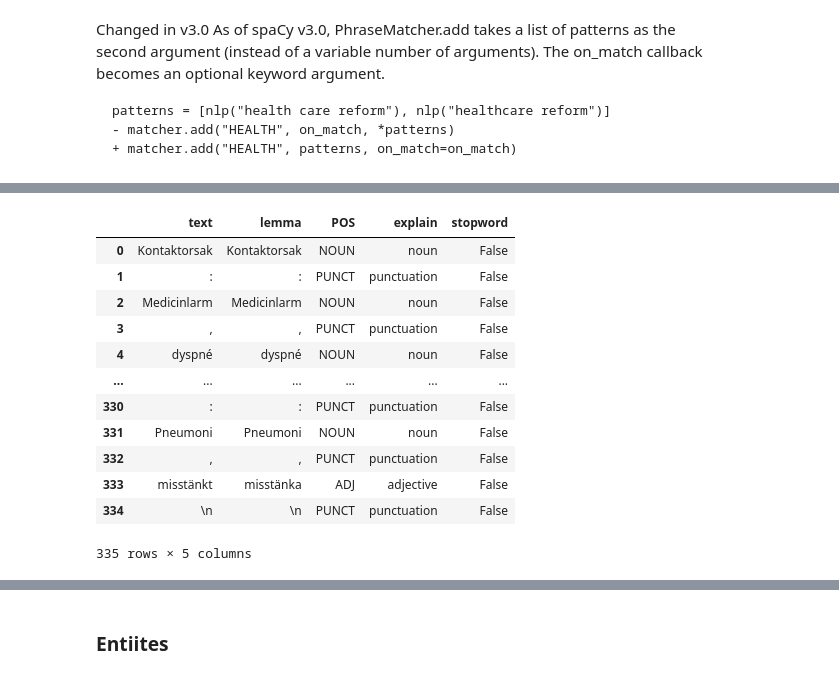
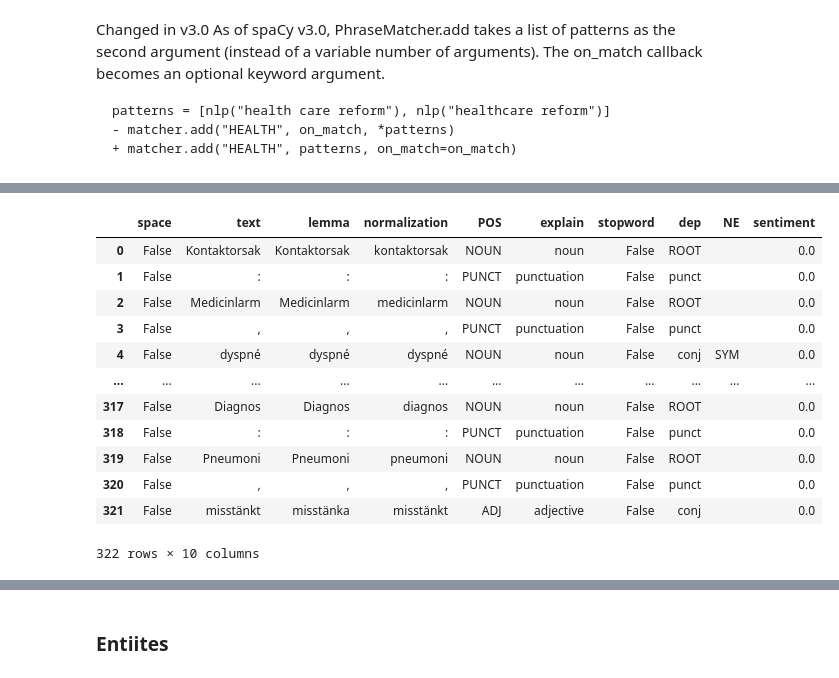
Before and after one commit to callebalik/clinical_NLP_SE, a Jupyter notebook: notebooks/phrasematcher_v1.ipynb, the cells around one changed output, grey strips where cells are left out. Cells and saved outputs as stored; diff of their text form; code cells hidden in the pictures.

Commit message:
Succesfully integrated pipe component with the trainer phrasematcher

```diff
--- a/notebooks/phrasematcher_v1.ipynb
+++ b/notebooks/phrasematcher_v1.ipynb
@@ -232,0 +254,28 @@ assert str(doc.ents[0]) == 'spacy team'
+# %%
+# Entity ruler
+try:
+    name, component = nlp.remove_pipe("entity_ruler")
+    assert name == "entity_ruler"
+except IOError:
+    print("no such nlp.pipe")
+    pass
+finally:
+    config = {
+      "phrase_matcher_attr": "lower",
+      "validate": True,
+      "overwrite_ents": False,
+      "ent_id_sep": "||",
+    }
+
+    ruler = nlp.add_pipe("entity_ruler", config=config)
+
+
+    #patterns = [{"label": "ORG", "pattern": "Apple"},
+    #           {"label": "GPE", "pattern": [{"LOWER": "san"}, {"LOWER": "francisco"}]}]
+
+    ruler.phrase_matcher = matcher
+
+
+
+    doc = nlp(pre_doc)
+    print([(ent.text, ent.label_) for ent in doc.ents])
@@ -304,27 +319,28 @@ ospecificerad        ADJ                  conj
 # %%
 import pandas as pd
 
-cols = ("text", "lemma", "POS", "explain", "stopword")
+cols = ("space", "text", "lemma", "normalization", "POS", "explain", "stopword", "dep","NE", "sentiment")
 rows = []
 
 for t in doc:
-    row = [t.text, t.lemma_, t.pos_, spacy.explain(t.pos_), t.is_stop]
-    rows.append(row)
+      if not t.is_space:
+        row = [t.is_space, t.text, t.lemma_, t.norm_, t.pos_, spacy.explain(t.pos_), t.is_stop, t.dep_, t.ent_type_, t.sentiment]
+        rows.append(row)
 
 df = pd.DataFrame(rows, columns=cols)
 
 df
 # %% [output]
-|  | text | lemma | POS | explain | stopword |
-| 0 | Kontaktorsak | Kontaktorsak | NOUN | noun | False |
-| 1 | : | : | PUNCT | punctuation | False |
-| 2 | Medicinlarm | Medicinlarm | NOUN | noun | False |
-| 3 | , | , | PUNCT | punctuation | False |
-| 4 | dyspné | dyspné | NOUN | noun | False |
-| ... | ... | ... | ... | ... | ... |
-| 330 | : | : | PUNCT | punctuation | False |
-| 331 | Pneumoni | Pneumoni | NOUN | noun | False |
-| 332 | , | , | PUNCT | punctuation | False |
-| 333 | misstänkt | misstänka | ADJ | adjective | False |
-| 334 | \n | \n | PUNCT | punctuation | False |
+|  | space | text | lemma | normalization | POS | explain | stopword | dep | NE | sentiment |
+| 0 | False | Kontaktorsak | Kontaktorsak | kontaktorsak | NOUN | noun | False | ROOT |  | 0.0 |
+| 1 | False | : | : | : | PUNCT | punctuation | False | punct |  | 0.0 |
+| 2 | False | Medicinlarm | Medicinlarm | medicinlarm | NOUN | noun | False | ROOT |  | 0.0 |
+| 3 | False | , | , | , | PUNCT | punctuation | False | punct |  | 0.0 |
+| 4 | False | dyspné | dyspné | dyspné | NOUN | noun | False | conj | SYM | 0.0 |
+| ... | ... | ... | ... | ... | ... | ... | ... | ... | ... | ... |
+| 317 | False | Diagnos | Diagnos | diagnos | NOUN | noun | False | ROOT |  | 0.0 |
+| 318 | False | : | : | : | PUNCT | punctuation | False | punct |  | 0.0 |
+| 319 | False | Pneumoni | Pneumoni | pneumoni | NOUN | noun | False | ROOT |  | 0.0 |
+| 320 | False | , | , | , | PUNCT | punctuation | False | punct |  | 0.0 |
+| 321 | False | misstänkt | misstänka | misstänkt | ADJ | adjective | False | conj |  | 0.0 |
-335 rows × 5 columns
+322 rows × 10 columns
```
Also changed, not shown: parts of 13 cells of this notebook.
